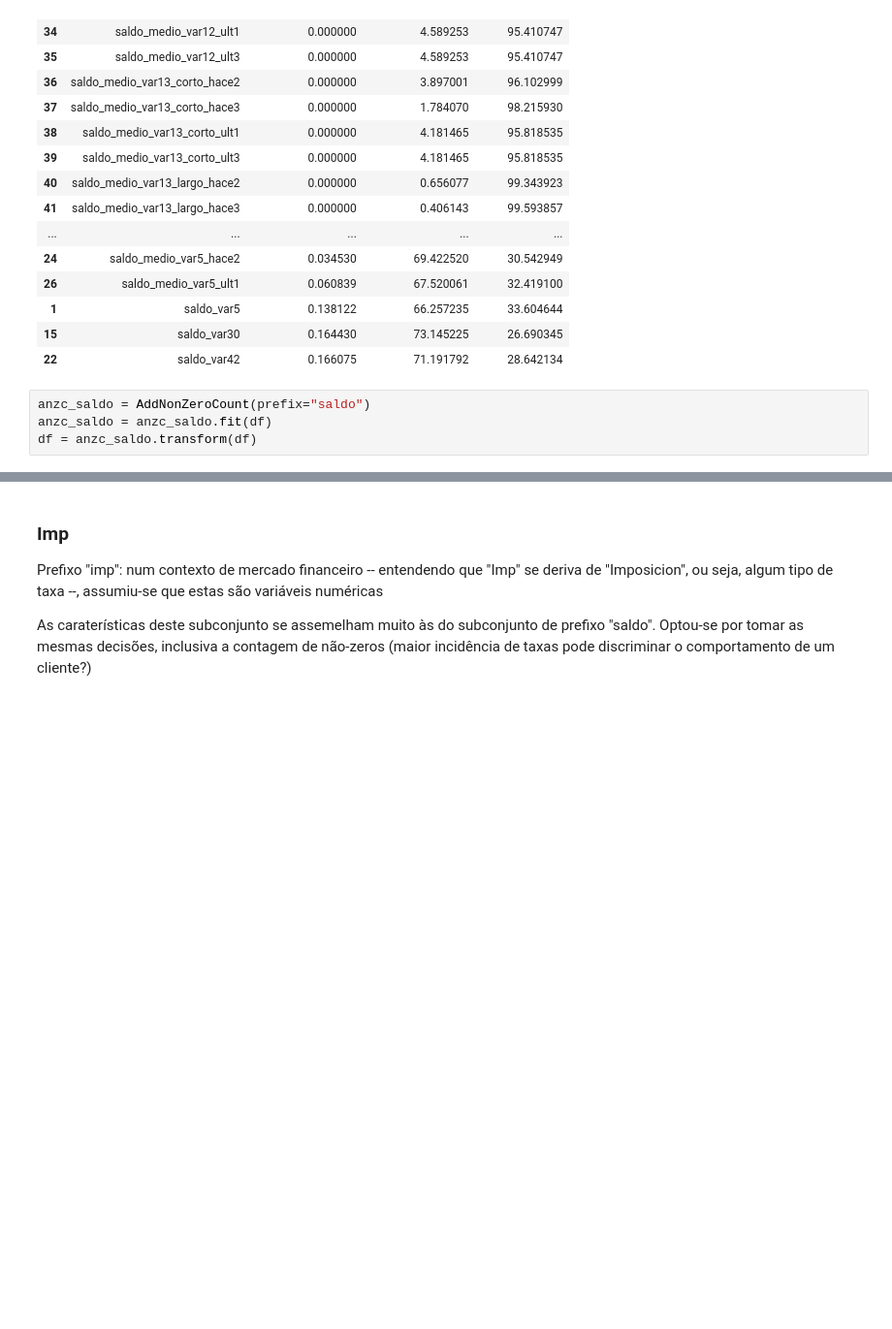
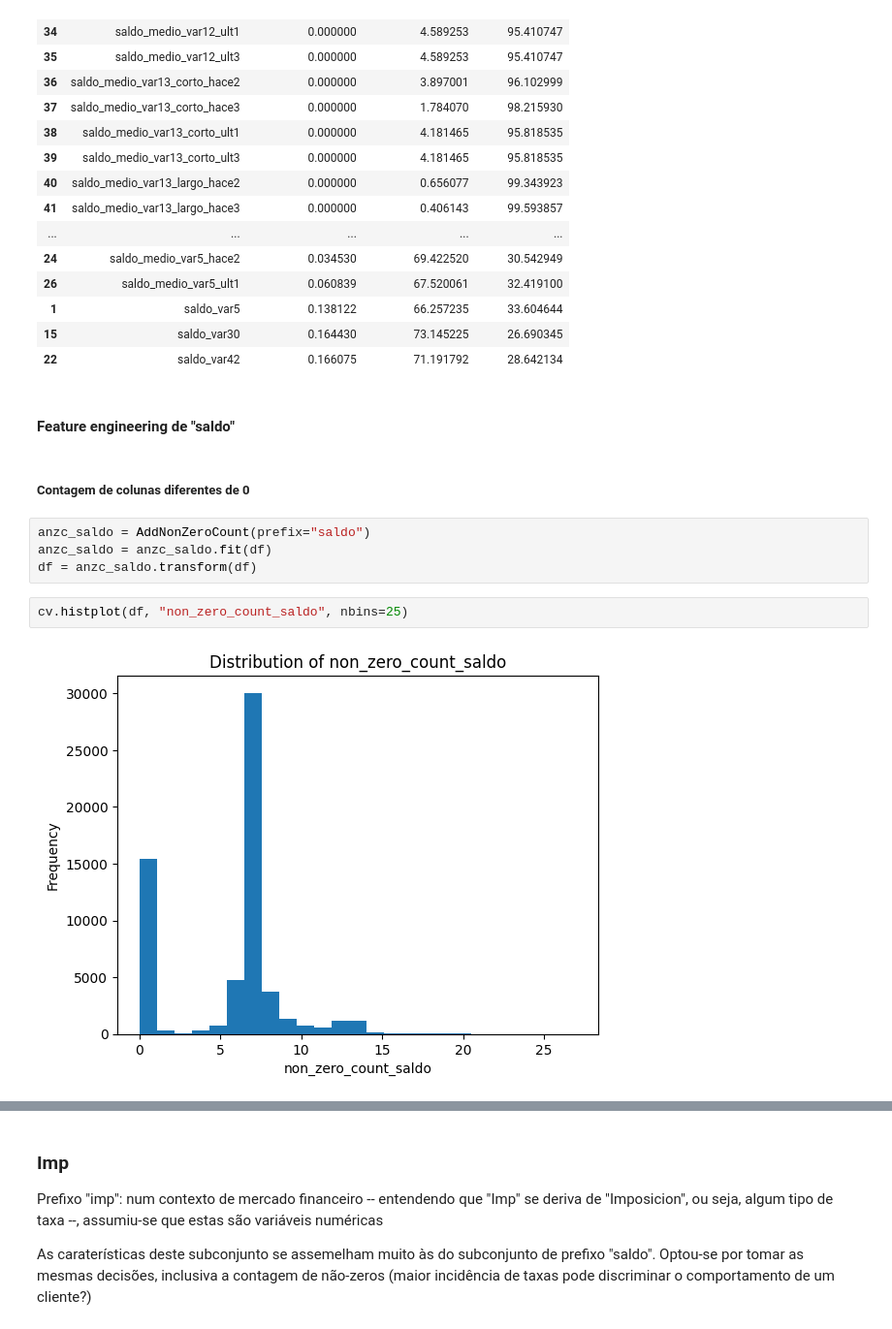
Before and after one commit to FelipeViacava/data-masters-case, a Jupyter notebook: 01-eda.ipynb, the cells around one changed output, grey strips where cells are left out. Shown at 97% size. Cells and saved outputs as stored; diff of their text form; blank space fills up the shorter version.

```diff
--- a/01-eda.ipynb
+++ b/01-eda.ipynb
@@ -219,7 +226,15 @@ neg_pos_zero(df, saldo_cols)
 | 1 | saldo_var5 | 0.138122 | 66.257235 | 33.604644 |
 | 15 | saldo_var30 | 0.164430 | 73.145225 | 26.690345 |
 | 22 | saldo_var42 | 0.166075 | 71.191792 | 28.642134 |
+# %% [markdown]
+#### Feature engineering de "saldo"
+# %% [markdown]
+##### Contagem de colunas diferentes de 0
 # %%
 anzc_saldo = AddNonZeroCount(prefix="saldo")
 anzc_saldo = anzc_saldo.fit(df)
 df = anzc_saldo.transform(df)
+# %%
+cv.histplot(df, "non_zero_count_saldo", nbins=25)
+# %% [output]
+[figure, added]
```
Also changed, not shown: parts of 18 cells of this notebook, 2 other files.
